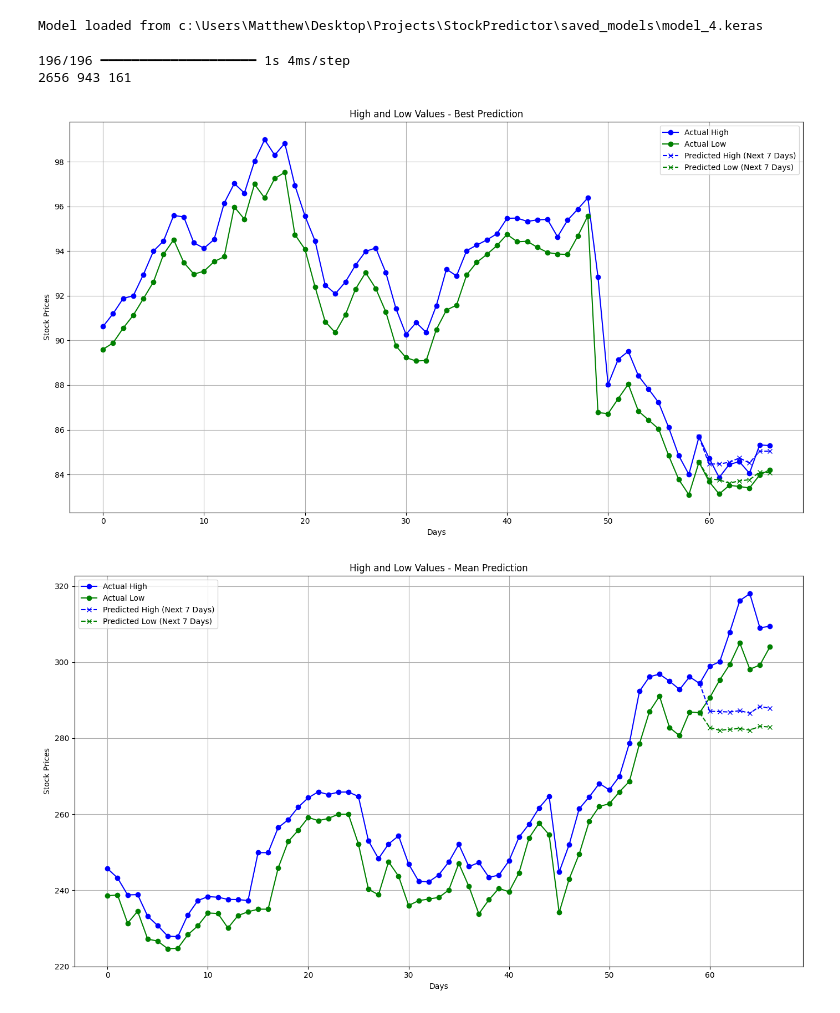
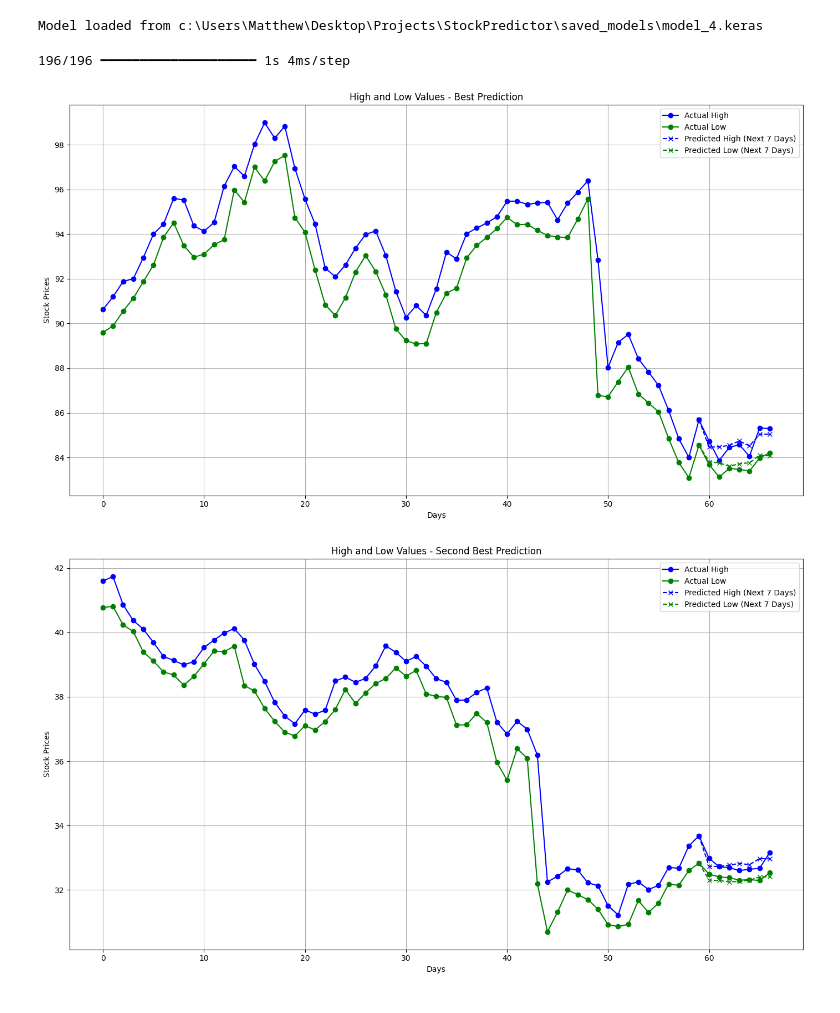
Before and after one commit to MatthewW05/StockPredictor, a Jupyter notebook: notebooks/evaluate_model.ipynb, the cells around one changed output. Cells and saved outputs as stored; diff of their text form; code cells hidden in the pictures.

```diff
--- a/notebooks/evaluate_model.ipynb
+++ b/notebooks/evaluate_model.ipynb
@@ -46,18 +46,24 @@ def plot_prediction(input_data, actual, predicted, title):
     plt.tight_layout()
     plt.show()
 
-def find_best_and_worst_predictions(y_val, predicted):
+def find_preddictions(y_val, predicted):
     # Calculate MSE for each prediction
     errors = [mean_squared_error(y_val[i], predicted[i]) for i in range(len(y_val))]
 
     # Find the index of the best and worst predictions
     best_idx = np.argmin(errors)
     worst_idx = np.argmax(errors)
+    errors.pop(best_idx)
+    best2_idx = np.argmin(errors)
+    best2_idx += best2_idx > best_idx
+    errors.pop(best2_idx)
+    best3_idx = np.argmin(errors)
+    best3_idx += best3_idx > best_idx + best3_idx > best2_idx
 
     mean = np.mean(errors)
     mean_idx = (np.abs(errors - mean)).argmin()
 
-    return best_idx, worst_idx, mean_idx
+    return best_idx, best2_idx, best3_idx, worst_idx, mean_idx
 # %%
 X_val = np.load(f'{home_dir}\\data\\processed_data\\training_{iteration}\\X_val.npy')
 y_val = np.load(f'{home_dir}\\data\\processed_data\\training_{iteration}\\y_val.npy')
@@ -72,25 +78,28 @@ Model loaded from c:\Users\Matthew\Desktop\Projects\StockPredictor\saved_models\
 # %%
 # Step 1: Make predictions on the validation set
 predictions = model.predict(X_val[:,4:,:])
 
 # Step 2: Calculate errors
 predictions_flat = predictions.reshape(-1, 14)
 y_val_flat = y_val.reshape(-1, 28)
 
-best_idx, worst_idx, mean_idx = find_best_and_worst_predictions(y_val_flat[:,14:], predictions_flat)
-
-print(best_idx, mean_idx, worst_idx)
+best_idx, best2_idx, best3_idx, worst_idx, mean_idx = find_preddictions(y_val_flat[:,14:], predictions_flat)
 
 # Plot best prediction
 plot_prediction(X_val[best_idx], y_val_flat[best_idx], predictions_flat[best_idx], title="Best Prediction")
+
+# Plot best prediction
+plot_prediction(X_val[best2_idx], y_val_flat[best2_idx], predictions_flat[best2_idx], title="Second Best Prediction")
+
+# Plot best prediction
+plot_prediction(X_val[best2_idx], y_val_flat[best2_idx], predictions_flat[best2_idx], title="Third Best Prediction")
 
 # Plot mean prediction
 plot_prediction(X_val[mean_idx], y_val_flat[mean_idx], predictions_flat[mean_idx], title="Mean Prediction")
 
 # Plot worst prediction
 plot_prediction(X_val[worst_idx], y_val_flat[worst_idx], predictions_flat[worst_idx], title="Worst Prediction")
 # %% [output]
 196/196 ━━━━━━━━━━━━━━━━━━━━ 1s 4ms/step
-2656 943 161
 [figure]
-[figure, old version]
+[figure, new version]
```
Also changed, not shown: parts of 1 cell of this notebook, 6 other files.
